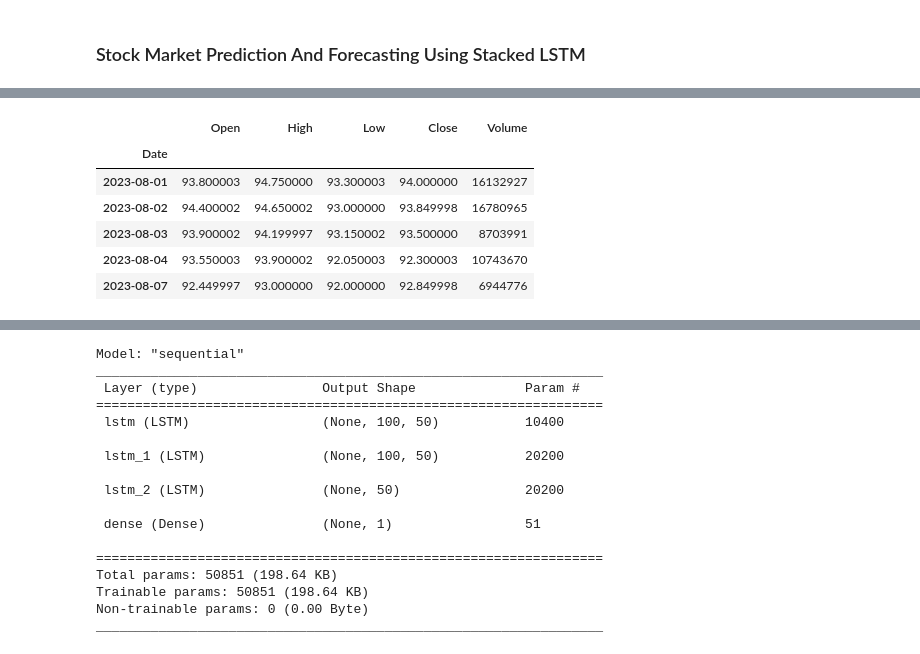
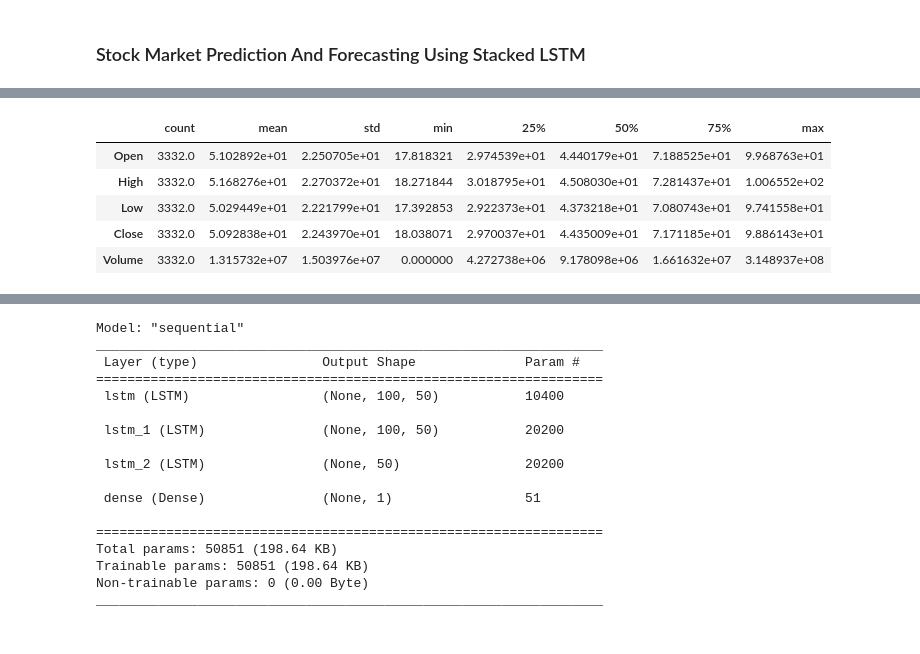
Before and after one commit to vvvipindsm/angle_one_algp, a Jupyter notebook: MY_OWN/Lab/LSTM_last.ipynb, the cells around one changed output, grey strips where cells are left out. Drawn from its saved outputs; the diff is of its cells as text; code cells hidden in the pictures.

```diff
--- a/MY_OWN/Lab/LSTM_last.ipynb
+++ b/MY_OWN/Lab/LSTM_last.ipynb
@@ -40,11 +32,10 @@ df.head()
-# %%
-df.tail()
-# %% [output]
-|  | Open | High | Low | Close | Volume |
-| Date |  |  |  |  |  |
-| 2023-08-01 | 93.800003 | 94.750000 | 93.300003 | 94.000000 | 16132927 |
-| 2023-08-02 | 94.400002 | 94.650002 | 93.000000 | 93.849998 | 16780965 |
-| 2023-08-03 | 93.900002 | 94.199997 | 93.150002 | 93.500000 | 8703991 |
-| 2023-08-04 | 93.550003 | 93.900002 | 92.050003 | 92.300003 | 10743670 |
-| 2023-08-07 | 92.449997 | 93.000000 | 92.000000 | 92.849998 | 6944776 |
+# %%
+df.describe().T
+# %% [output]
+|  | count | mean | std | min | 25% | 50% | 75% | max |
+| Open | 3332.0 | 5.102892e+01 | 2.250705e+01 | 17.818321 | 2.974539e+01 | 4.440179e+01 | 7.188525e+01 | 9.968763e+01 |
+| High | 3332.0 | 5.168276e+01 | 2.270372e+01 | 18.271844 | 3.018795e+01 | 4.508030e+01 | 7.281437e+01 | 1.006552e+02 |
+| Low | 3332.0 | 5.029449e+01 | 2.221799e+01 | 17.392853 | 2.922373e+01 | 4.373218e+01 | 7.080743e+01 | 9.741558e+01 |
+| Close | 3332.0 | 5.092838e+01 | 2.243970e+01 | 18.038071 | 2.970037e+01 | 4.435009e+01 | 7.171185e+01 | 9.886143e+01 |
+| Volume | 3332.0 | 1.315732e+07 | 1.503976e+07 | 0.000000 | 4.272738e+06 | 9.178098e+06 | 1.661632e+07 | 3.148937e+08 |
 # %%
```
Also changed, not shown: parts of 31 cells of this notebook, 34 other files.
